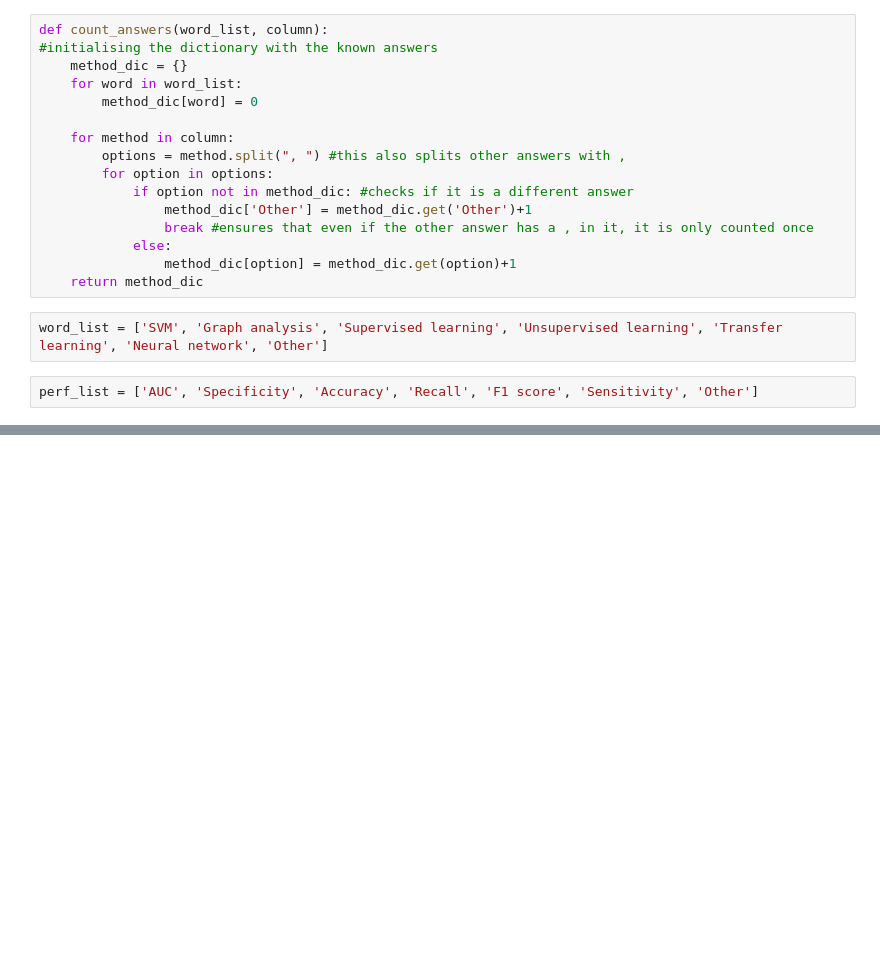
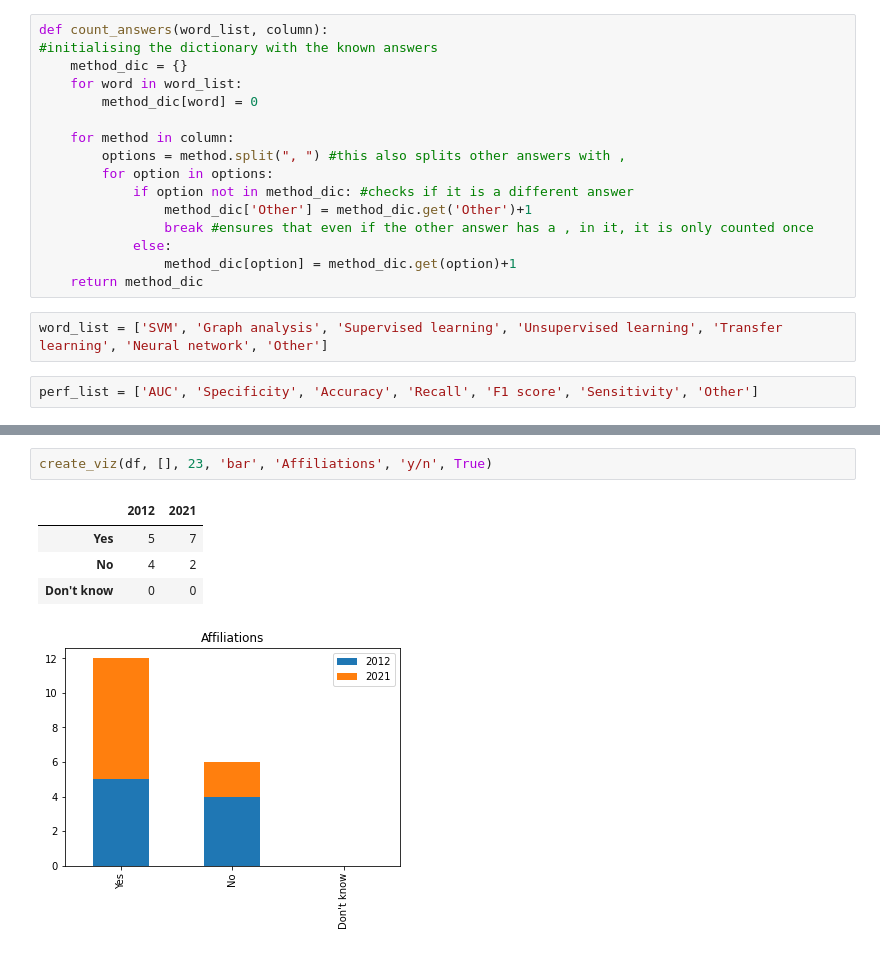
Before and after one commit to christinekaarde/MICCAI-review-thesis, a Jupyter notebook: analysis/data analysis.ipynb, the cells around one changed output, grey strips where cells are left out. Drawn from its saved outputs; the diff is of its cells as text; blank space fills up the shorter version.

```diff
--- a/analysis/data analysis.ipynb
+++ b/analysis/data analysis.ipynb
@@ -42,4 +52,12 @@ def create_viz(df, word_list, column, plot_option, name):
 
 
     return df
+# %%
+create_viz(df, [], 23, 'bar', 'Affiliations', 'y/n', True)
+# %% [output]
+|  | 2012 | 2021 |
+| Yes | 5 | 7 |
+| No | 4 | 2 |
+| Don't know | 0 | 0 |
+[figure, added]
 # %%
```
Also changed, not shown: parts of 8 cells of this notebook, 7 other files.
